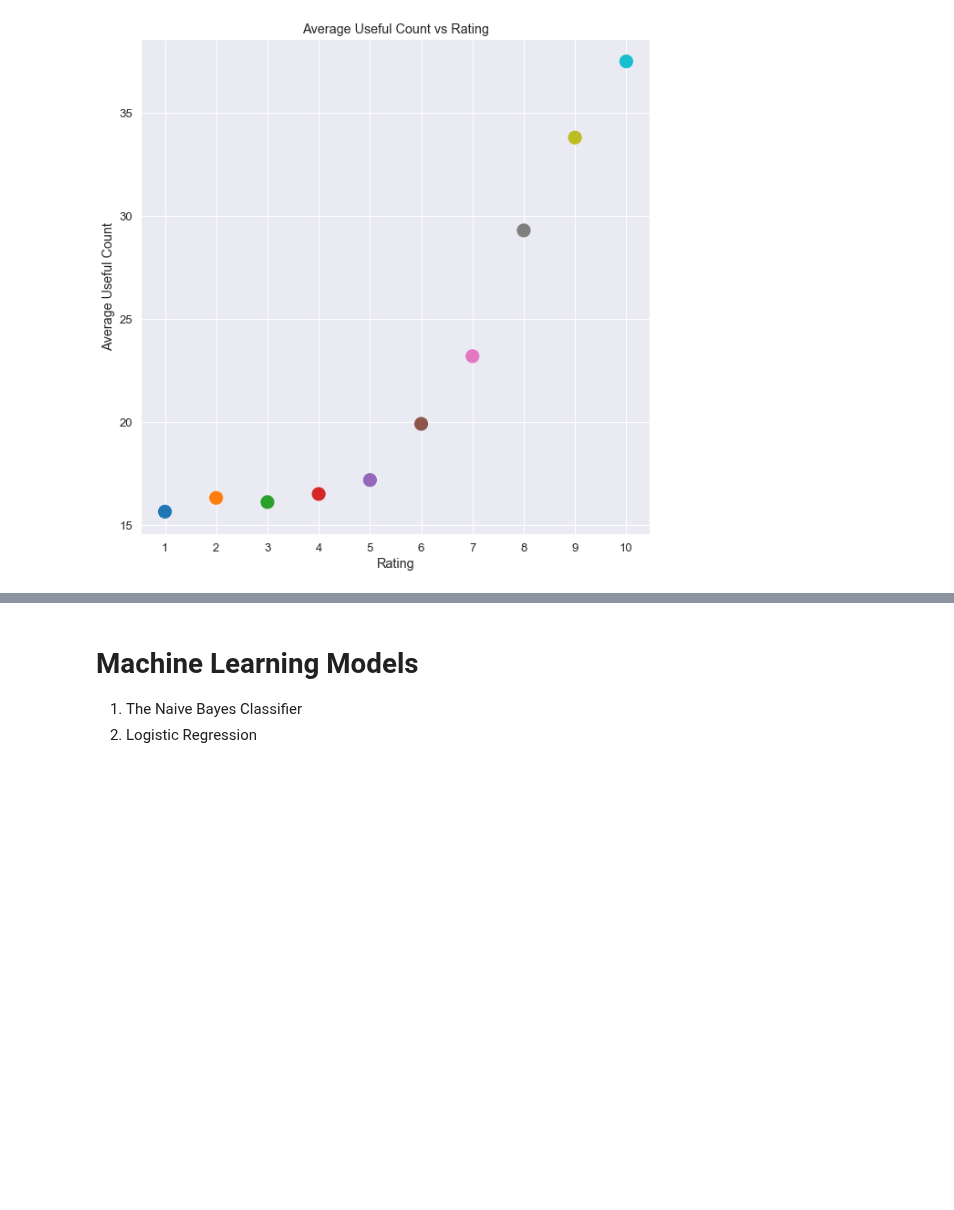
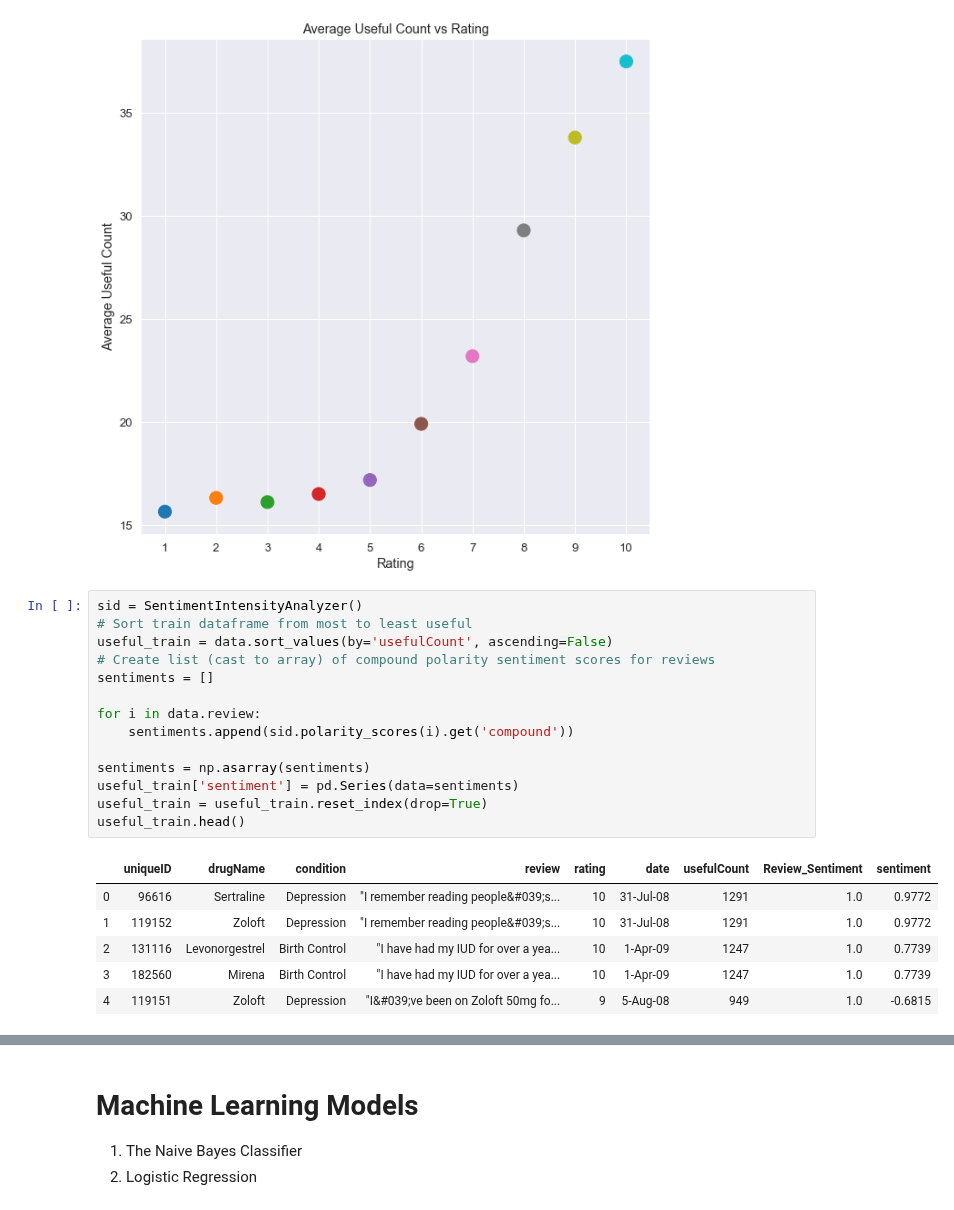
Before and after one commit to vgorrepa/Big_Data_Final_Project, a Jupyter notebook: CIND_820_Project.ipynb, the cells around one changed output, grey strips where cells are left out. Drawn from its saved outputs; the diff is of its cells as text; blank space fills up the shorter version.

```diff
--- a/CIND_820_Project.ipynb
+++ b/CIND_820_Project.ipynb
@@ -363,3 +367,24 @@ plt.ylabel('Average Useful Count')
 plt.xticks([i for i in range(1, 11)]);
 # %% [output]
 [figure]
+# %%
+sid = SentimentIntensityAnalyzer()
+# Sort train dataframe from most to least useful
+useful_train = data.sort_values(by='usefulCount', ascending=False)
+# Create list (cast to array) of compound polarity sentiment scores for reviews
+sentiments = []
+
+for i in data.review:
+    sentiments.append(sid.polarity_scores(i).get('compound'))
+
+sentiments = np.asarray(sentiments)
+useful_train['sentiment'] = pd.Series(data=sentiments)
+useful_train = useful_train.reset_index(drop=True)
+useful_train.head()
+# %% [output]
+|  | uniqueID | drugName | condition | review | rating | date | usefulCount | Review_Sentiment | sentiment |
+| 0 | 96616 | Sertraline | Depression | "I remember reading people&#039;s... | 10 | 31-Jul-08 | 1291 | 1.0 | 0.9772 |
+| 1 | 119152 | Zoloft | Depression | "I remember reading people&#039;s... | 10 | 31-Jul-08 | 1291 | 1.0 | 0.9772 |
+| 2 | 131116 | Levonorgestrel | Birth Control | "I have had my IUD for over a yea... | 10 | 1-Apr-09 | 1247 | 1.0 | 0.7739 |
+| 3 | 182560 | Mirena | Birth Control | "I have had my IUD for over a yea... | 10 | 1-Apr-09 | 1247 | 1.0 | 0.7739 |
+| 4 | 119151 | Zoloft | Depression | "I&#039;ve been on Zoloft 50mg fo... | 9 | 5-Aug-08 | 949 | 1.0 | -0.6815 |
```
Also changed, not shown: parts of 14 cells of this notebook.
